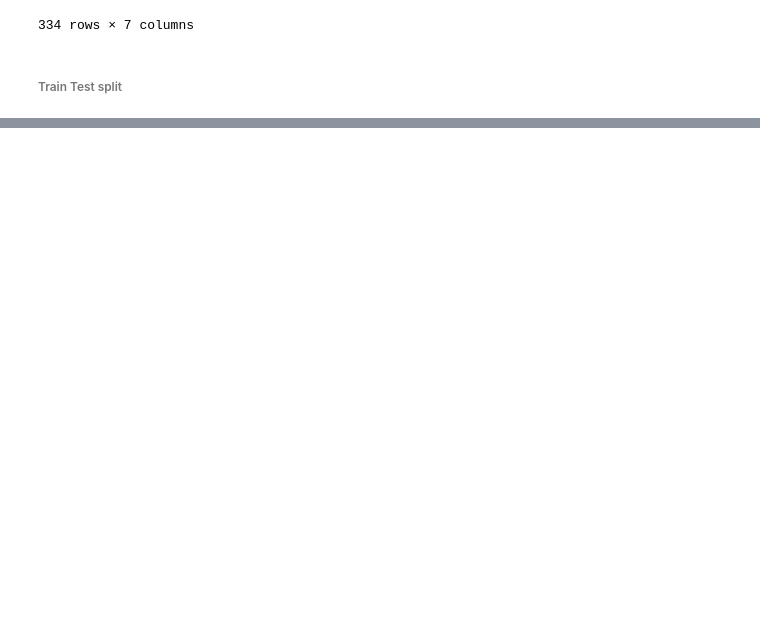
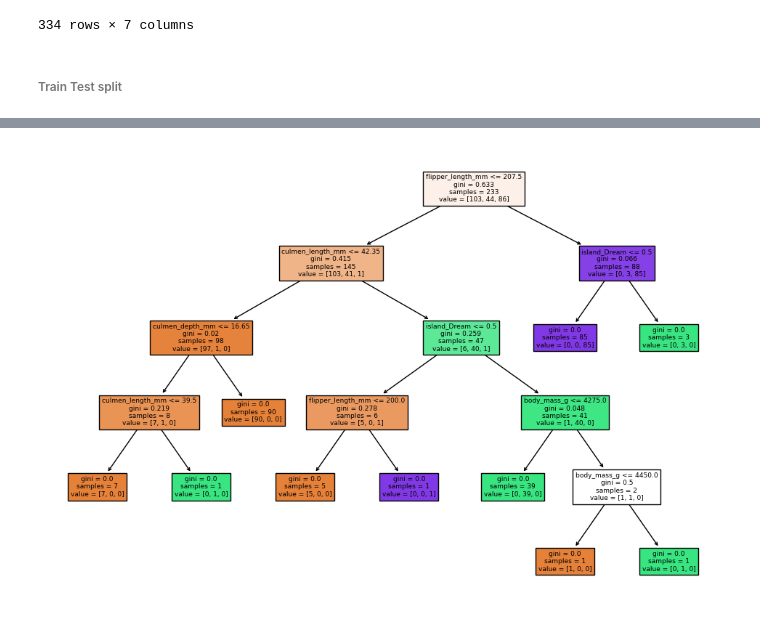
Before and after one commit to DanialAslam04/Deep_Learning_BWF_Danial_Aslam, a Jupyter notebook: Tasks/Task18/DecisionTree/DTC.ipynb, the cells around one changed output, grey strips where cells are left out. Cells and saved outputs as stored; diff of their text form; code cells hidden in the pictures; blank space fills up the shorter version.

```diff
--- a/Tasks/Task18/DecisionTree/DTC.ipynb
+++ b/Tasks/Task18/DecisionTree/DTC.ipynb
@@ -135,0 +192,5 @@ y = df['species']
+# %%
+plt.figure(figsize=(12,8))
+plot_tree(Dtc,filled=True,feature_names=X.columns);
+# %% [output]
+[figure, added]
```
Also changed, not shown: parts of 15 cells of this notebook.
